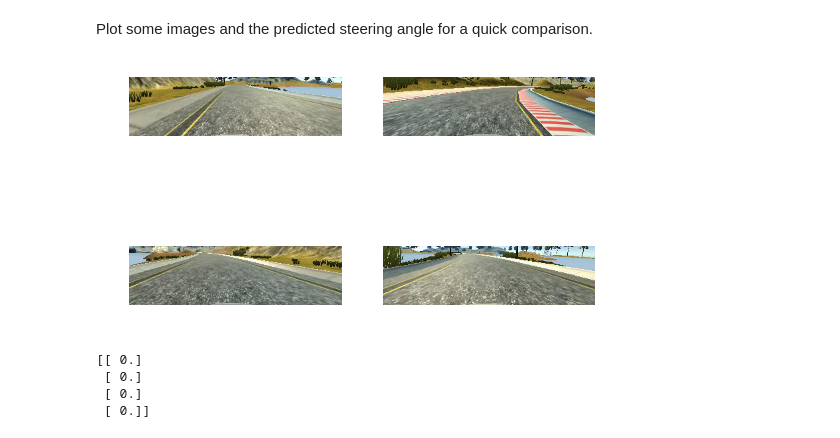
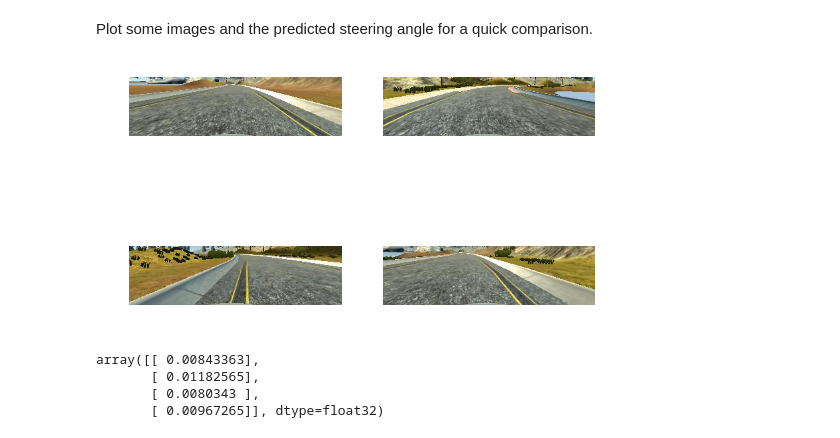
Before and after one commit to yhoazk/CarND-Behavioral-Cloning-P3, a Jupyter notebook: ExploreAndPreprocessData.ipynb, the cells around one changed output. Cells and saved outputs as stored; diff of their text form; code cells hidden in the pictures.

Commit message:
Change activators for layers and also include reshape of image in drive.py file

```diff
--- a/ExploreAndPreprocessData.ipynb
+++ b/ExploreAndPreprocessData.ipynb
@@ -188,18 +188,18 @@ model = Sequential()
 
 model.add(Convolution2D(1,1,1, border_mode='same', input_shape=(X.shape[1],X.shape[2],X.shape[3]), dim_ordering='tf'))
 # shape ()
-model.add(Convolution2D(14, 10, 10, border_mode='valid', activation='relu'))
+model.add(Convolution2D(14, 10, 10, border_mode='valid', activation='tanh'))
 model.add(MaxPooling2D((4,4),(4,4),'valid'))
 model.add(Dropout(0.75))
 
-model.add(Convolution2D(28, 7, 7, border_mode='valid', activation='relu'))
+model.add(Convolution2D(28, 7, 7, border_mode='valid', activation='tanh'))
 model.add(MaxPooling2D((2,2),(2,2),'valid'))
 model.add(Dropout(0.75))
 
 model.add(Flatten())
-model.add(Dense(128, activation='relu'))
-model.add(Dense(8,activation='relu'))
-model.add(Dense(1,activation='relu'))
+model.add(Dense(128, activation='tanh'))
+model.add(Dense(8,activation='tanh'))
+model.add(Dense(1,activation='tanh'))
 model.summary()
 # %% [output]
 ____________________________________________________________________________________________________
@@ -241,12 +244,12 @@ model.save_weights("model.h5")
 # %% [markdown]
 Plot some images and the predicted steering angle for a quick comparison.
 # %%
-pred = model.predict(X[31:35])
-plot_imgArr(X[31:35])
-print(pred)
+pred = model.predict(X[111:115])
+plot_imgArr(X[111:115])
+pred
 # %% [output]
-[figure, old version]
+[figure, new version]
-[[ 0.]
- [ 0.]
- [ 0.]
- [ 0.]]
+array([[ 0.00843363],
+       [ 0.01182565],
+       [ 0.0080343 ],
+       [ 0.00967265]], dtype=float32)
```
Also changed, not shown: parts of 7 cells of this notebook, 3 other files.
